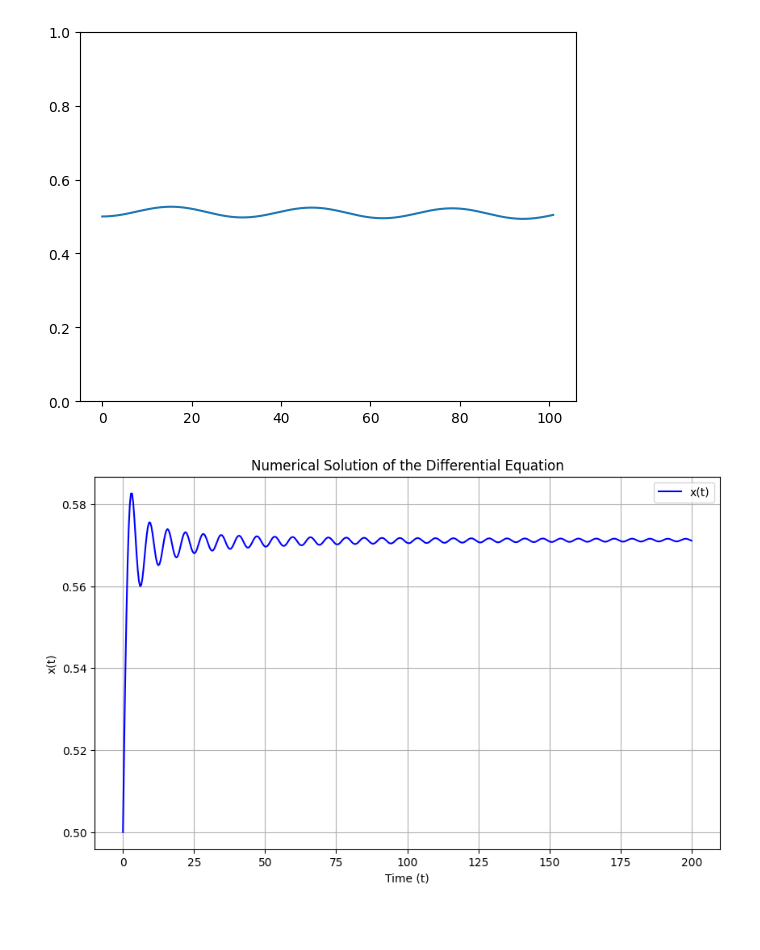
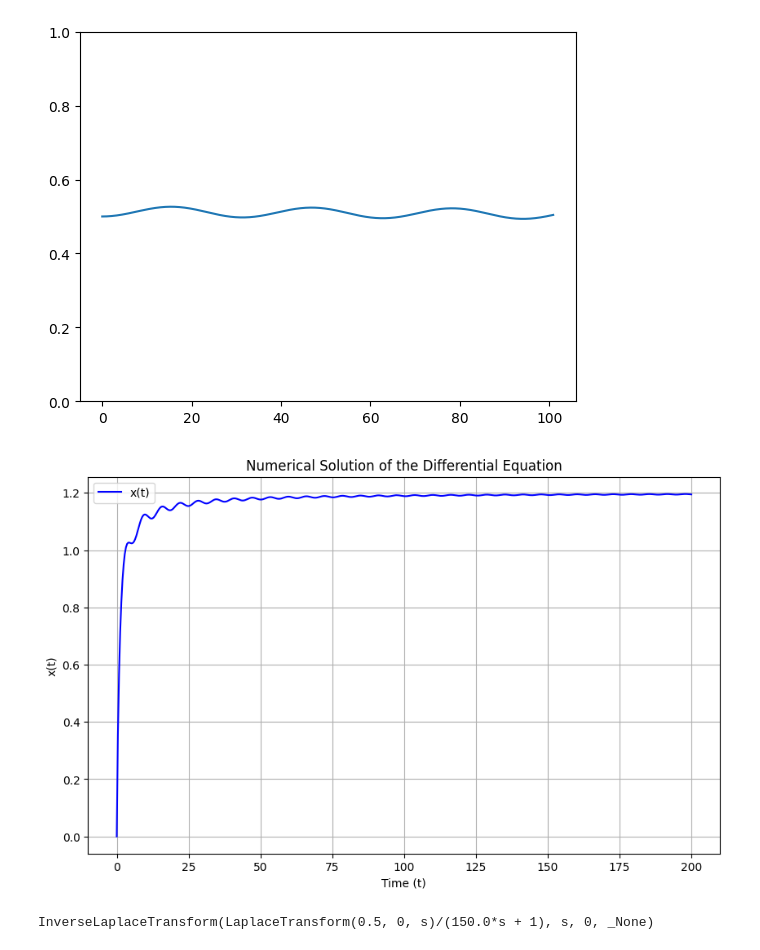
Before and after one commit to AhmadAlsaadi/ENCH421, a Jupyter notebook: Effect of tank volume.ipynb, the cells around one changed output. Cells and saved outputs as stored; diff of their text form; code cells hidden in the pictures; blank space fills up the shorter version.

```diff
--- a/Effect of tank volume.ipynb
+++ b/Effect of tank volume.ipynb
@@ -25,36 +25,41 @@ plt.plot(time,y)
 import numpy as np
 import matplotlib.pyplot as plt
 from scipy.integrate import quad
 
 # Constants
 rho = 900  # kg/m3
-w = 700    # kg/min
-w1 = 290   # kg/min
-w2 = 400
+w = 900    # kg/min
+w1 = 900   # kg/min
+w2 = 900
 
 # Define the function for the integral
 def integrand(u, rho, w, w1, w2):
-    term1 = (0.2 * w1 / rho) * (1 + u)**(w/rho - 1) * np.sin(u)
+    term1 = (w1 / rho) * (1 + u)**(w/rho - 1) * (0.2+0.2*np.sin(u))
     term2 = (w2 / rho) * (1 + u)**(w/rho - 1)
     return term1 + term2
 
 # Define the function for x(t)
 def x(t):
     integral_result, _ = quad(integrand, 0, t, args=(rho, w, w1, w2))
-    return (integral_result + 0.5) / (1 + t)**(w/rho)
+    return (integral_result) / (1 + t)**(w/rho)
 
 # Time array from 0 to 100
 time = np.linspace(0, 200, 500)
 x_values = [x(t) for t in time]
 
 # Plot the results
 plt.figure(figsize=(10, 6))
 plt.plot(time, x_values, label='x(t)', color='blue')
 plt.title('Numerical Solution of the Differential Equation')
 plt.xlabel('Time (t)')
 plt.ylabel('x(t)')
 plt.grid()
 plt.legend()
 plt.show()
 # %% [output]
-[figure, old version]
+[figure, new version]
+# %%
+model=sym.inverse_laplace_transform(sym.LaplaceTransform(0.5+0.5*sym.sin(t),t,s)*1/(tau*s+1),s,t)
+print(model.subs(t,0))
+# %% [output]
+InverseLaplaceTransform(LaplaceTransform(0.5, 0, s)/(150.0*s + 1), s, 0, _None)
```
Also changed, not shown: parts of 6 cells of this notebook, 1 other file.
